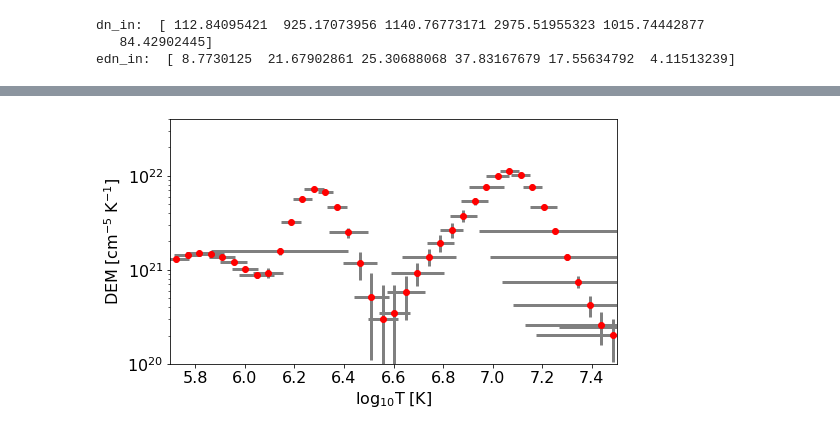
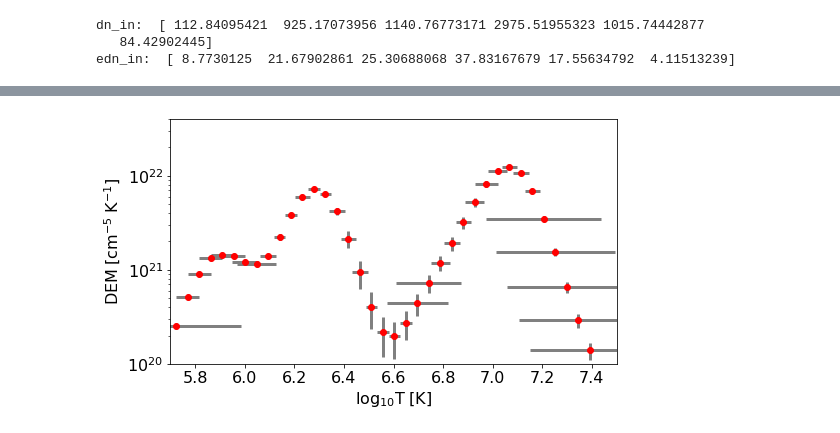
Before and after one commit to ianan/demreg, a Jupyter notebook: python/example_demregpy_aiapxl.ipynb, the cells around one changed output, grey strips where cells are left out. Saved outputs shown, nothing was run; the diff lists cells and outputs as text; code cells hidden in the pictures.

Commit message:
selfnorm wrapper

```diff
--- a/python/example_demregpy_aiapxl.ipynb
+++ b/python/example_demregpy_aiapxl.ipynb
@@ -181,8 +183,7 @@ temps=np.logspace(5.7,7.6,num=42)
 mlogt=([np.mean([(np.log10(temps[i])),np.log10((temps[i+1]))]) \
         for i in np.arange(0,len(temps)-1)])
 # %%
-# Work out the DEM
-dem,edem,elogt,chisq,dn_reg=dn2dem_pos(dn_in,edn_in,trmatrix,tresp_logt,temps)
+dem,edem,elogt,chisq,dn_reg=dn2dem_pos_selfnorm(dn_in,edn_in,trmatrix,tresp_logt,temps)
 
 #  Plot it all
 fig = plt.figure(figsize=(8, 4.5))
@@ -193,6 +194,7 @@ plt.ylim([1e20,4e22])
 plt.xlim([5.7,7.5])
 plt.rcParams.update({'font.size': 16})
 plt.yscale('log')
+plt.savefig('demregpy_aiapxl.png',bbox_inches='tight')
 plt.show()
 # %% [output]
 Executing in serial
@@ -200,2 +204,2 @@ total elapsed time = 0:00:00.046498
-[figure, old version]
+[figure, new version]
 # %%
```
Also changed, not shown: parts of 4 cells of this notebook, 2 other files.
